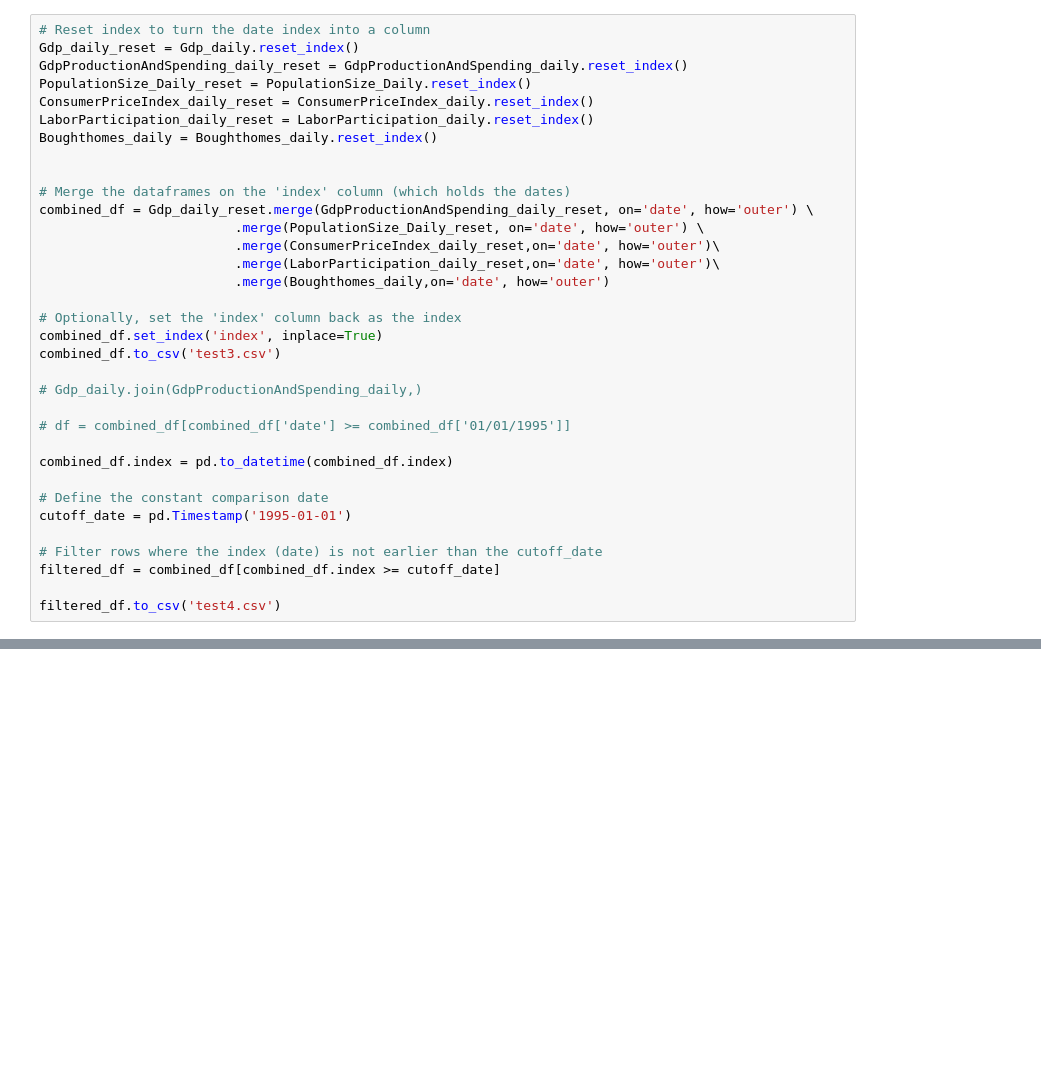
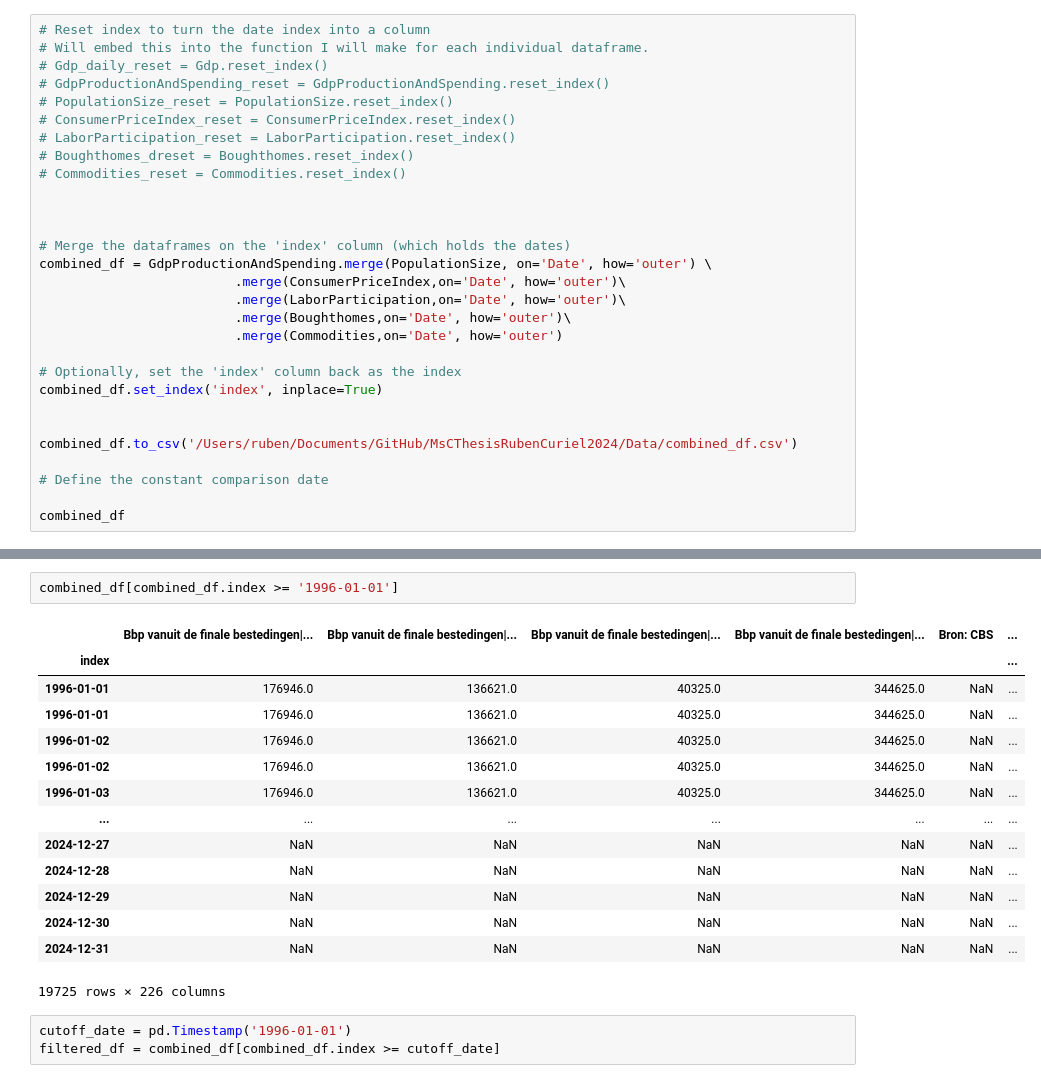
Before and after one commit to rzff/MsCThesisRubenCuriel2024, a Jupyter notebook: Code/EDA.ipynb, the cells around one changed output, grey strips where cells are left out. Cells and saved outputs as stored; diff of their text form; blank space fills up the shorter version.

```diff
--- a/Code/EDA.ipynb
+++ b/Code/EDA.ipynb
@@ -300,34 +388,29 @@ Boughthomes_daily
 # %%
 # Reset index to turn the date index into a column
-Gdp_daily_reset = Gdp_daily.reset_index()
-GdpProductionAndSpending_daily_reset = GdpProductionAndSpending_daily.reset_index()
-PopulationSize_Daily_reset = PopulationSize_Daily.reset_index()
-ConsumerPriceIndex_daily_reset = ConsumerPriceIndex_daily.reset_index()
-LaborParticipation_daily_reset = LaborParticipation_daily.reset_index()
-Boughthomes_daily = Boughthomes_daily.reset_index()
+# Will embed this into the function I will make for each individual dataframe.
+# Gdp_daily_reset = Gdp.reset_index()
+# GdpProductionAndSpending_reset = GdpProductionAndSpending.reset_index()
+# PopulationSize_reset = PopulationSize.reset_index()
+# ConsumerPriceIndex_reset = ConsumerPriceIndex.reset_index()
+# LaborParticipation_reset = LaborParticipation.reset_index()
+# Boughthomes_dreset = Boughthomes.reset_index()
+# Commodities_reset = Commodities.reset_index()
+
 
 
 # Merge the dataframes on the 'index' column (which holds the dates)
-combined_df = Gdp_daily_reset.merge(GdpProductionAndSpending_daily_reset, on='date', how='outer') \
-                         .merge(PopulationSize_Daily_reset, on='date', how='outer') \
-                         .merge(ConsumerPriceIndex_daily_reset,on='date', how='outer')\
-                         .merge(LaborParticipation_daily_reset,on='date', how='outer')\
-                         .merge(Boughthomes_daily,on='date', how='outer')
+combined_df = GdpProductionAndSpending.merge(PopulationSize, on='Date', how='outer') \
+                         .merge(ConsumerPriceIndex,on='Date', how='outer')\
+                         .merge(LaborParticipation,on='Date', how='outer')\
+                         .merge(Boughthomes,on='Date', how='outer')\
+                         .merge(Commodities,on='Date', how='outer')
 
 # Optionally, set the 'index' column back as the index
 combined_df.set_index('index', inplace=True)
-combined_df.to_csv('test3.csv')
 
-# Gdp_daily.join(GdpProductionAndSpending_daily,)
 
-# df = combined_df[combined_df['date'] >= combined_df['01/01/1995']]
-
-combined_df.index = pd.to_datetime(combined_df.index)
+combined_df.to_csv('/Users/ruben/Documents/GitHub/MsCThesisRubenCuriel2024/Data/combined_df.csv')
 
 # Define the constant comparison date
-cutoff_date = pd.Timestamp('1995-01-01')
 
-# Filter rows where the index (date) is not earlier than the cutoff_date
-filtered_df = combined_df[combined_df.index >= cutoff_date]
-
-filtered_df.to_csv('test4.csv')
+combined_df
@@ -350,0 +419,20 @@ combined_df
+# %%
+combined_df[combined_df.index >= '1996-01-01']
+# %% [output]
+|  | Bbp vanuit de finale bestedingen|... | Bbp vanuit de finale bestedingen|... | Bbp vanuit de finale bestedingen|... | Bbp vanuit de finale bestedingen|... | Bron: CBS | ... |
+| index |  |  |  |  |  | ... |
+| 1996-01-01 | 176946.0 | 136621.0 | 40325.0 | 344625.0 | NaN | ... |
+| 1996-01-01 | 176946.0 | 136621.0 | 40325.0 | 344625.0 | NaN | ... |
+| 1996-01-02 | 176946.0 | 136621.0 | 40325.0 | 344625.0 | NaN | ... |
+| 1996-01-02 | 176946.0 | 136621.0 | 40325.0 | 344625.0 | NaN | ... |
+| 1996-01-03 | 176946.0 | 136621.0 | 40325.0 | 344625.0 | NaN | ... |
+| ... | ... | ... | ... | ... | ... | ... |
+| 2024-12-27 | NaN | NaN | NaN | NaN | NaN | ... |
+| 2024-12-28 | NaN | NaN | NaN | NaN | NaN | ... |
+| 2024-12-29 | NaN | NaN | NaN | NaN | NaN | ... |
+| 2024-12-30 | NaN | NaN | NaN | NaN | NaN | ... |
+| 2024-12-31 | NaN | NaN | NaN | NaN | NaN | ... |
+19725 rows × 226 columns
+# %%
+cutoff_date = pd.Timestamp('1996-01-01')
+filtered_df = combined_df[combined_df.index >= cutoff_date]
```
Also changed, not shown: parts of 18 cells of this notebook, 22 other files.
